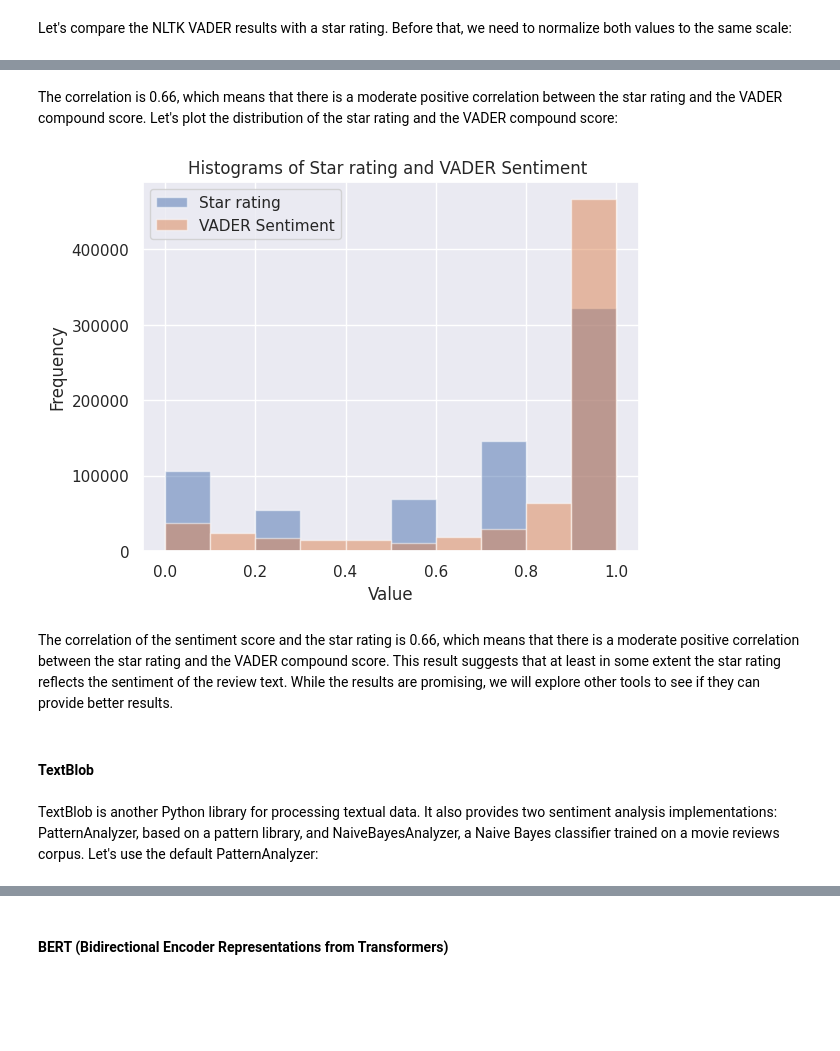
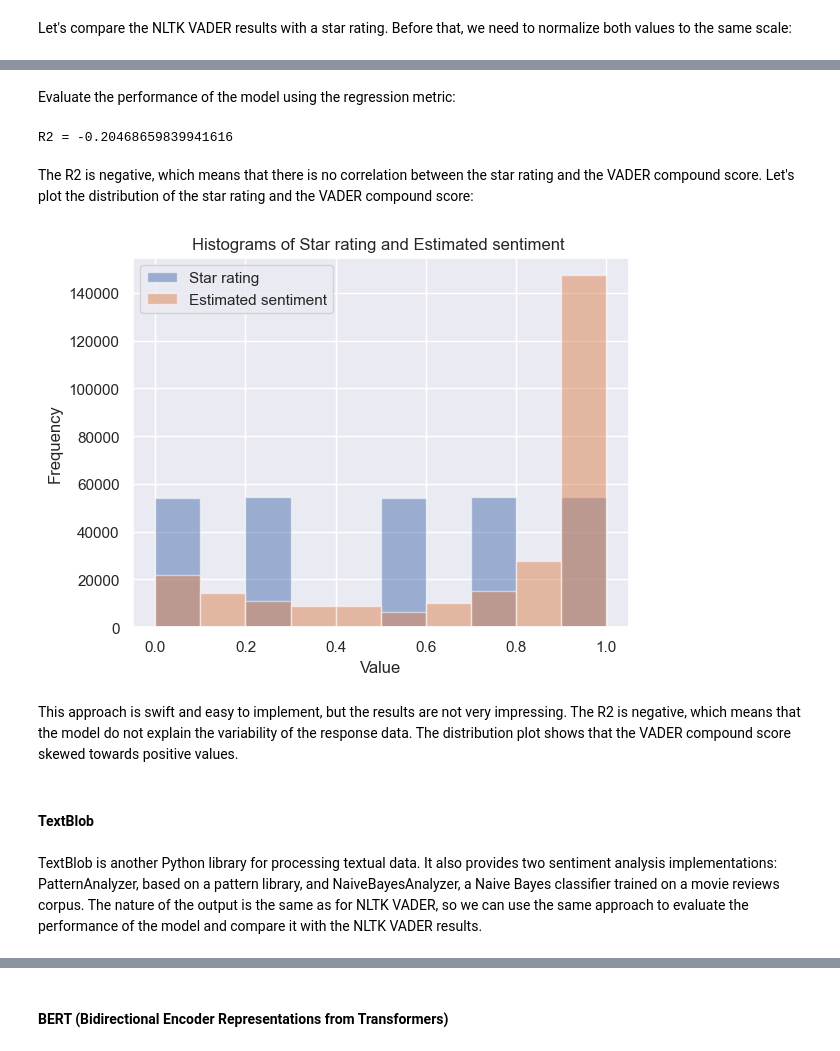
Before and after one commit to plashchynski/cm3060_nlp_midterm, a Jupyter notebook: report.ipynb, the cells around one changed output, grey strips where cells are left out. Cells and saved outputs as stored; diff of their text form; code cells hidden in the pictures; blank space fills up the shorter version.

```diff
--- a/report.ipynb
+++ b/report.ipynb
@@ -285,7 +356,5 @@ def get_vader_sentiment(item, sia):
     return sia.polarity_scores(item["text"])['compound']
 
 vader_results = test_df.p_apply(get_vader_sentiment, args=[sia], axis=1)
-# %%
-test_df["vader_results"] = vader_results
 # %% [markdown]
 Let's compare the NLTK VADER results with a star rating. Before that, we need to normalize both values to the same scale:
@@ -306,3 +360,0 @@ Normalize both values to the same scale:
-# %%
-test_df["stars"] = MinMaxScaler().fit_transform(test_df[["stars"]])
-test_df["vader_results"] = MinMaxScaler().fit_transform(test_df[["vader_results"]])
@@ -328,15 +361,24 @@ R2 = 0.30197958386568025
+# %%
+vader_results_norm = normalize_list(list(vader_results))
+stars_norm = normalize_list(list(test_df["stars"]))
+# %% [markdown]
+Evaluate the performance of the model using the regression metric:
+# %%
+calculate_regression_metrics(stars_norm, vader_results_norm)
+# %% [output]
+R2 = -0.20468659839941616
 # %% [markdown]
-The correlation is 0.66, which means that there is a moderate positive correlation between the star rating and the VADER compound score. Let's plot the distribution of the star rating and the VADER compound score:
+The R2 is negative, which means that there is no correlation between the star rating and the VADER compound score. Let's plot the distribution of the star rating and the VADER compound score:
-# %%
-histogram_plot(test_df['stars'], test_df['vader_results'])
-# %% [output]
-[figure, removed]
-# %% [markdown]
-The correlation of the sentiment score and the star rating is 0.66, which means that there is a moderate positive correlation between the star rating and the VADER compound score. This result suggests that at least in some extent the star rating reflects the sentiment of the review text. While the results are promising, we will explore other tools to see if they can provide better results.
+# %%
+histogram_plot(stars_norm, vader_results_norm)
+# %% [output]
+[figure, added]
+# %% [markdown]
+This approach is swift and easy to implement, but the results are not very impressing. The R2 is negative, which means that the model do not explain the variability of the response data. The distribution plot shows that the VADER compound score skewed towards positive values.
 # %% [markdown]
 #### TextBlob
 # %% [markdown]
-TextBlob is another Python library for processing textual data. It also provides two sentiment analysis implementations: PatternAnalyzer, based on a pattern library, and NaiveBayesAnalyzer, a Naive Bayes classifier trained on a movie reviews corpus. Let's use the default PatternAnalyzer:
+TextBlob is another Python library for processing textual data. It also provides two sentiment analysis implementations: PatternAnalyzer, based on a pattern library, and NaiveBayesAnalyzer, a Naive Bayes classifier trained on a movie reviews corpus. The nature of the output is the same as for NLTK VADER, so we can use the same approach to evaluate the performance of the model and compare it with the NLTK VADER results.
 # %%
 # again, TextBlob can not be accessed from the function unless you pass it as an argument:
 def get_textblob_sentiment(item, TextBlob):
```
Also changed, not shown: parts of 65 cells of this notebook.
